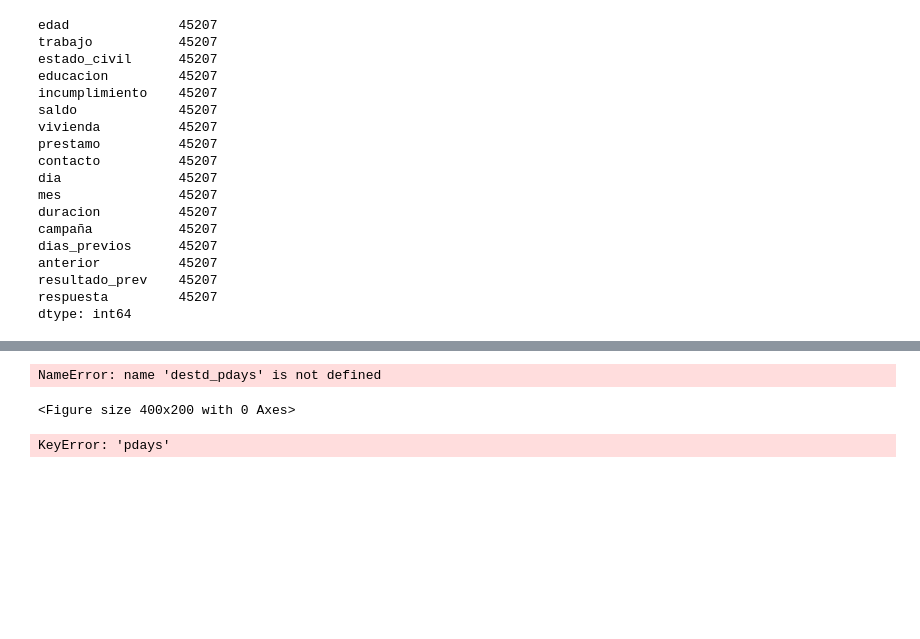
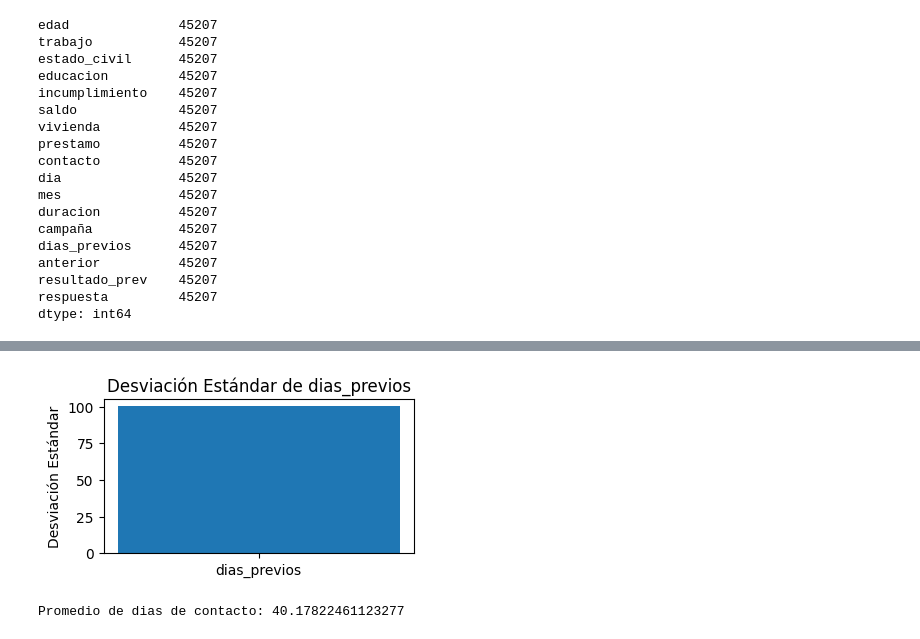
Before and after one commit to ccbeltran/Talento_Tech, a Jupyter notebook: Laboratorio_1_TalentoTech_CCBM.ipynb, the cells around one changed output, grey strips where cells are left out. Drawn from its saved outputs; the diff is of its cells as text; code cells hidden in the pictures; blank space fills up the shorter version.

```diff
--- a/Laboratorio_1_TalentoTech_CCBM.ipynb
+++ b/Laboratorio_1_TalentoTech_CCBM.ipynb
@@ -273,6 +352,6 @@ KeyError: "None of [Index(['age', 'balance', 'day', 'duration', 'campaign', 'pda
 # %%
 #desviacion estandar para la variable 'pdays'
-destd_pdays = data[['pdays']].std()
+destd_pdays = data[['dias_previos']].std()
 
 # Imprimir las desviaciones estándar
 print(destd_pdays)
@@ -291,18 +371,17 @@ NameError: name 'desviaciones_estandar' is not defined
 # %%
 # Graficar la desviación estándar de 'pdays'
 plt.figure(figsize=(4, 2))  # Configura el tamaño de la figura
-plt.bar('pdays', destd_pdays)  # Crea una barra para la desviación estándar de 'pdays'
-plt.title('Desviación Estándar de pdays')
+plt.bar('dias_previos', destd_pdays)  # Crea una barra para la desviación estándar de 'pdays'
+plt.title('Desviación Estándar de dias_previos')
 plt.ylabel('Desviación Estándar')
 plt.show()
 # %% [output]
-NameError: name 'destd_pdays' is not defined
-<Figure size 400x200 with 0 Axes>
+[figure, added]
 # %%
 # Calcula la media del atributo "pdays: dias de contacto al usuario antes de la campaña actual"
-media = data['pdays'].mean()
+media = data['dias_previos'].mean()
 
 print("Promedio de dias de contacto:", media)
 # %% [output]
-KeyError: 'pdays'
+Promedio de dias de contacto: 40.17822461123277
 # %%
```
Also changed, not shown: parts of 16 cells of this notebook.
